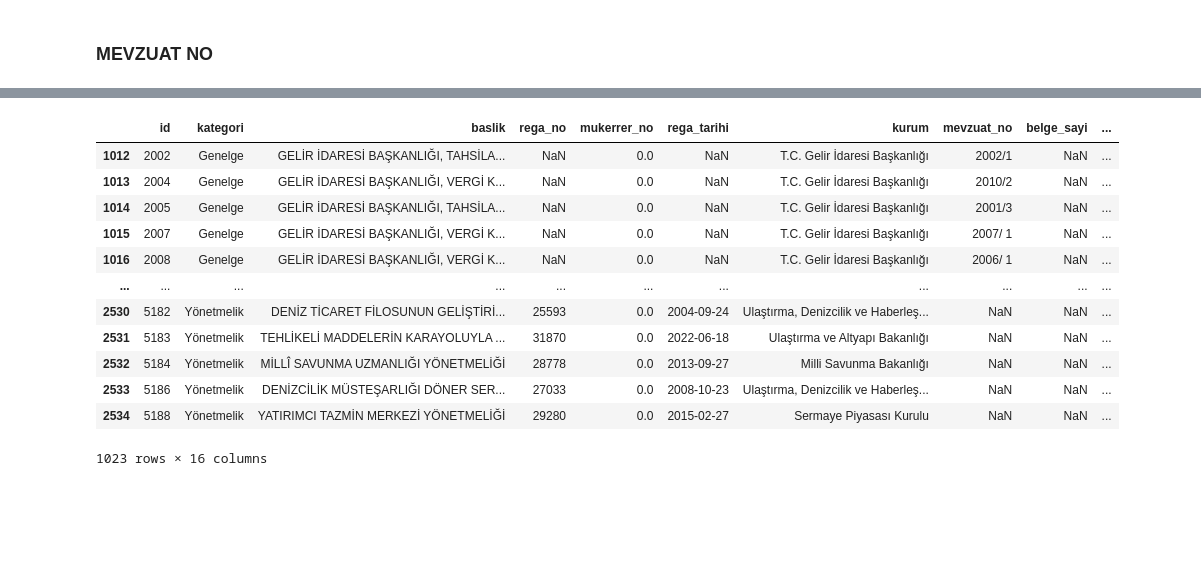
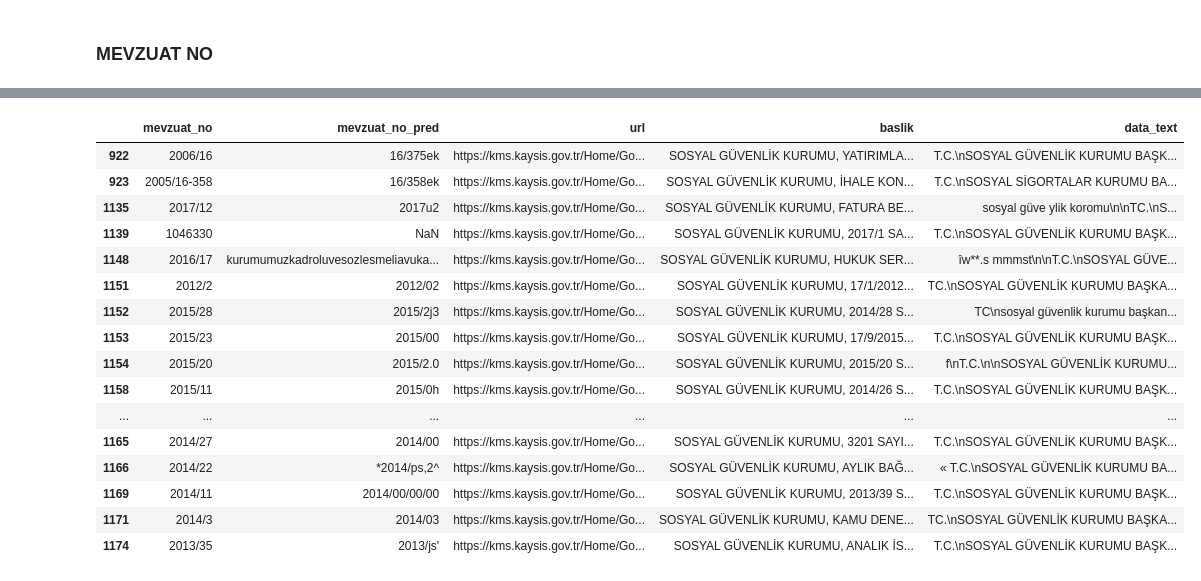
Before and after one commit to L2-Regulasyon/Teknofest2022, a Jupyter notebook: notebook/teknofest_anil.ipynb, the cells around one changed output, grey strips where cells are left out. Drawn from its saved outputs; the diff is of its cells as text; code cells hidden in the pictures; blank space fills up the shorter version.

```diff
--- a/notebook/teknofest_anil.ipynb
+++ b/notebook/teknofest_anil.ipynb
@@ -143,16 +136,21 @@ mevzuat_no_df = df[df.kategori.isin(mevzuat_no_cols)]
 # %%
-mevzuat_no_df[700:]
+df[(df.kategori=="Genelge") & (df.mevzuat_no != df.mevzuat_no_pred) & (df.url.str.contains("kms.kaysis.gov.tr"))]\
+        [["mevzuat_no", "mevzuat_no_pred", "url", "baslik", "data_text"]][:20]
 # %% [output]
-|  | id | kategori | baslik | rega_no | mukerrer_no | rega_tarihi | kurum | mevzuat_no | belge_sayi | ... |
-| 1012 | 2002 | Genelge | GELİR İDARESİ BAŞKANLIĞI, TAHSİLA... | NaN | 0.0 | NaN | T.C. Gelir İdaresi Başkanlığı | 2002/1 | NaN | ... |
-| 1013 | 2004 | Genelge | GELİR İDARESİ BAŞKANLIĞI, VERGİ K... | NaN | 0.0 | NaN | T.C. Gelir İdaresi Başkanlığı | 2010/2 | NaN | ... |
-| 1014 | 2005 | Genelge | GELİR İDARESİ BAŞKANLIĞI, TAHSİLA... | NaN | 0.0 | NaN | T.C. Gelir İdaresi Başkanlığı | 2001/3 | NaN | ... |
-| 1015 | 2007 | Genelge | GELİR İDARESİ BAŞKANLIĞI, VERGİ K... | NaN | 0.0 | NaN | T.C. Gelir İdaresi Başkanlığı | 2007/ 1 | NaN | ... |
-| 1016 | 2008 | Genelge | GELİR İDARESİ BAŞKANLIĞI, VERGİ K... | NaN | 0.0 | NaN | T.C. Gelir İdaresi Başkanlığı | 2006/ 1 | NaN | ... |
-| ... | ... | ... | ... | ... | ... | ... | ... | ... | ... | ... |
-| 2530 | 5182 | Yönetmelik | DENİZ TİCARET FİLOSUNUN GELİŞTİRİ... | 25593 | 0.0 | 2004-09-24 | Ulaştırma, Denizcilik ve Haberleş... | NaN | NaN | ... |
-| 2531 | 5183 | Yönetmelik | TEHLİKELİ MADDELERİN KARAYOLUYLA ... | 31870 | 0.0 | 2022-06-18 | Ulaştırma ve Altyapı Bakanlığı | NaN | NaN | ... |
-| 2532 | 5184 | Yönetmelik | MİLLÎ SAVUNMA UZMANLIĞI YÖNETMELİĞİ | 28778 | 0.0 | 2013-09-27 | Milli Savunma Bakanlığı | NaN | NaN | ... |
-| 2533 | 5186 | Yönetmelik | DENİZCİLİK MÜSTEŞARLIĞI DÖNER SER... | 27033 | 0.0 | 2008-10-23 | Ulaştırma, Denizcilik ve Haberleş... | NaN | NaN | ... |
-| 2534 | 5188 | Yönetmelik | YATIRIMCI TAZMİN MERKEZİ YÖNETMELİĞİ | 29280 | 0.0 | 2015-02-27 | Sermaye Piyasası Kurulu | NaN | NaN | ... |
+|  | mevzuat_no | mevzuat_no_pred | url | baslik | data_text |
+| 922 | 2006/16 | 16/375ek | https://kms.kaysis.gov.tr/Home/Go... | SOSYAL GÜVENLİK KURUMU, YATIRIMLA... | T.C.\nSOSYAL GÜVENLİK KURUMU BAŞK... |
+| 923 | 2005/16-358 | 16/358ek | https://kms.kaysis.gov.tr/Home/Go... | SOSYAL GÜVENLİK KURUMU, İHALE KON... | T.C.\nSOSYAL SİGORTALAR KURUMU BA... |
+| 1135 | 2017/12 | 2017u2 | https://kms.kaysis.gov.tr/Home/Go... | SOSYAL GÜVENLİK KURUMU, FATURA BE... | sosyal güve ylik koromu\n\nTC.\nS... |
+| 1139 | 1046330 | NaN | https://kms.kaysis.gov.tr/Home/Go... | SOSYAL GÜVENLİK KURUMU, 2017/1 SA... | T.C.\nSOSYAL GÜVENLİK KURUMU BAŞK... |
+| 1148 | 2016/17 | kurumumuzkadroluvesozlesmeliavuka... | https://kms.kaysis.gov.tr/Home/Go... | SOSYAL GÜVENLİK KURUMU, HUKUK SER... | îw**.s mmmst\n\nT.C.\nSOSYAL GÜVE... |
+| 1151 | 2012/2 | 2012/02 | https://kms.kaysis.gov.tr/Home/Go... | SOSYAL GÜVENLİK KURUMU, 17/1/2012... | TC.\nSOSYAL GÜVENLİK KURUMU BAŞKA... |
+| 1152 | 2015/28 | 2015/2j3 | https://kms.kaysis.gov.tr/Home/Go... | SOSYAL GÜVENLİK KURUMU, 2014/28 S... | TC\nsosyal güvenlik kurumu başkan... |
+| 1153 | 2015/23 | 2015/00 | https://kms.kaysis.gov.tr/Home/Go... | SOSYAL GÜVENLİK KURUMU, 17/9/2015... | T.C.\nSOSYAL GÜVENLİK KURUMU BAŞK... |
+| 1154 | 2015/20 | 2015/2.0 | https://kms.kaysis.gov.tr/Home/Go... | SOSYAL GÜVENLİK KURUMU, 2015/20 S... | f\nT.C.\n\nSOSYAL GÜVENLİK KURUMU... |
+| 1158 | 2015/11 | 2015/0h | https://kms.kaysis.gov.tr/Home/Go... | SOSYAL GÜVENLİK KURUMU, 2014/26 S... | T.C.\nSOSYAL GÜVENLİK KURUMU BAŞK... |
+| ... | ... | ... | ... | ... | ... |
+| 1165 | 2014/27 | 2014/00 | https://kms.kaysis.gov.tr/Home/Go... | SOSYAL GÜVENLİK KURUMU, 3201 SAYI... | T.C.\nSOSYAL GÜVENLİK KURUMU BAŞK... |
+| 1166 | 2014/22 | *2014/ps,2^ | https://kms.kaysis.gov.tr/Home/Go... | SOSYAL GÜVENLİK KURUMU, AYLIK BAĞ... | « T.C.\nSOSYAL GÜVENLİK KURUMU BA... |
+| 1169 | 2014/11 | 2014/00/00/00 | https://kms.kaysis.gov.tr/Home/Go... | SOSYAL GÜVENLİK KURUMU, 2013/39 S... | T.C.\nSOSYAL GÜVENLİK KURUMU BAŞK... |
+| 1171 | 2014/3 | 2014/03 | https://kms.kaysis.gov.tr/Home/Go... | SOSYAL GÜVENLİK KURUMU, KAMU DENE... | TC.\nSOSYAL GÜVENLİK KURUMU BAŞKA... |
+| 1174 | 2013/35 | 2013/js' | https://kms.kaysis.gov.tr/Home/Go... | SOSYAL GÜVENLİK KURUMU, ANALIK İS... | T.C.\nSOSYAL GÜVENLİK KURUMU BAŞK... |
-1023 rows × 16 columns
```
Also changed, not shown: parts of 21 cells of this notebook, 1 other file.
